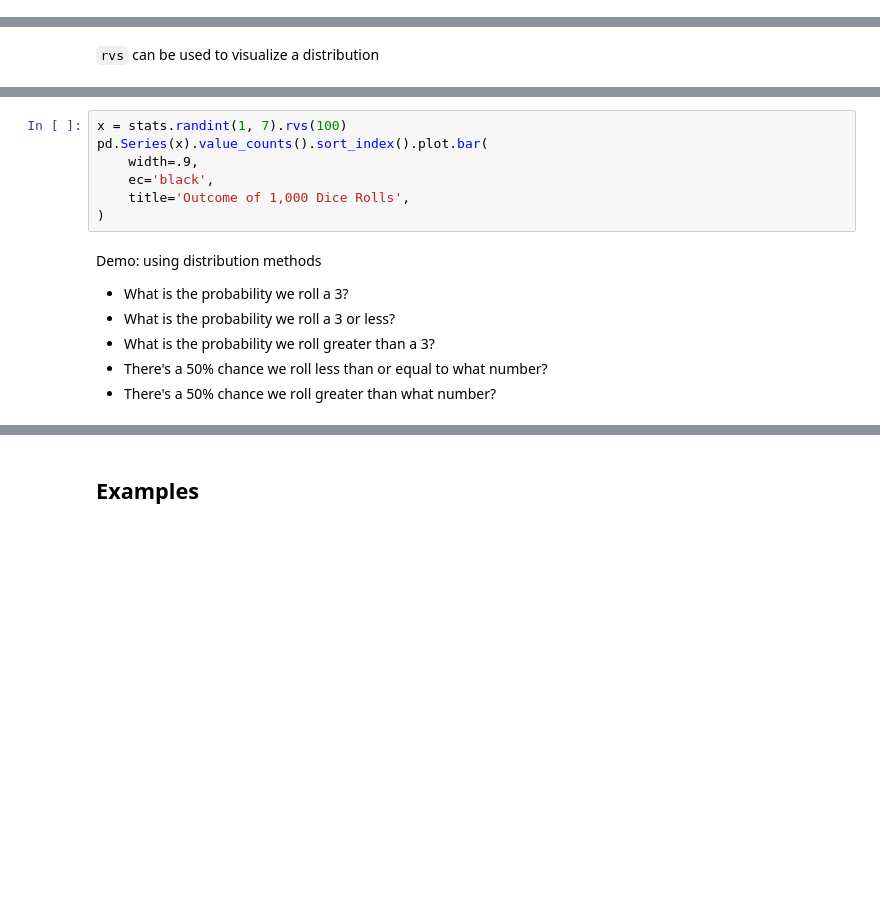
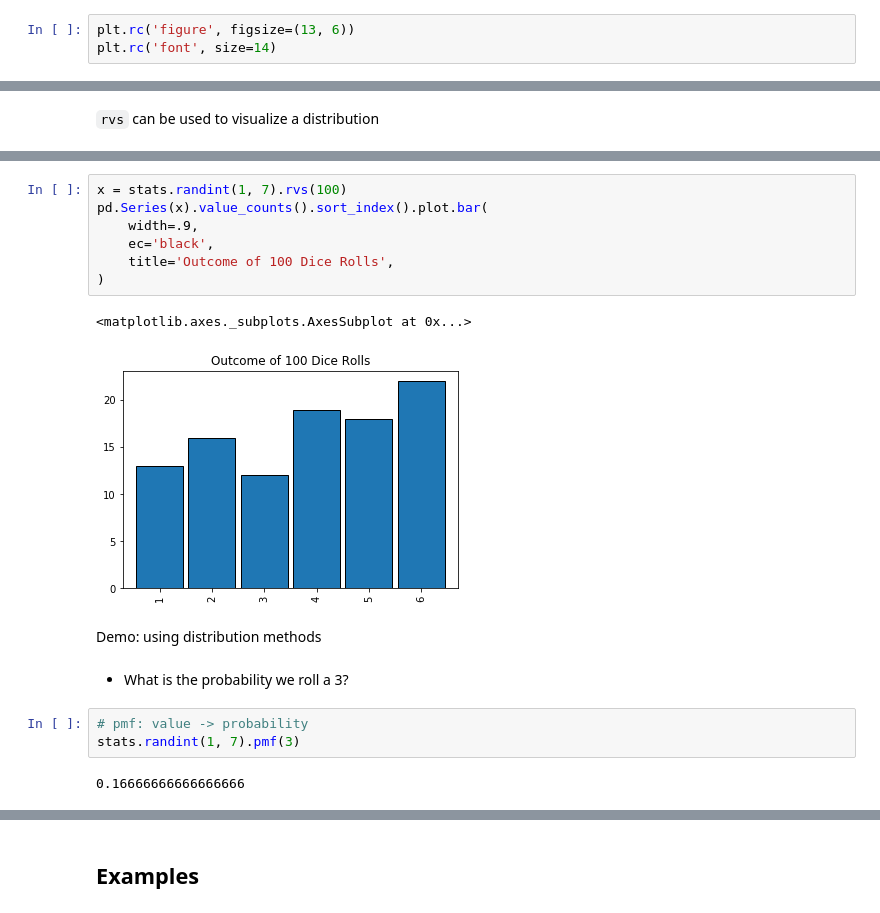
Before and after one commit to CodeupClassroom/darden-statistics-exercises, a Jupyter notebook: probability_distributions_lesson.ipynb, the cells around one changed output, grey strips where cells are left out. Drawn from its saved outputs; the diff is of its cells as text; blank space fills up the shorter version.

Commit message:
Add probability distributions lesson notes

```diff
--- a/probability_distributions_lesson.ipynb
+++ b/probability_distributions_lesson.ipynb
@@ -33,6 +33,9 @@ What we can get out of a scipy distribution object:
 import pandas as pd
 import numpy as np
 import matplotlib.pyplot as plt
+# %%
+plt.rc('figure', figsize=(13, 6))
+plt.rc('font', size=14)
 # %% [markdown]
 The `stats` module within [scipy](https://www.scipy.org/) gives a lot of functions and objects for statistical computation, including the functionality we'll need for working with probability distributions.
 # %%
@@ -44,15 +57,19 @@ from scipy import stats
 # %%
 x = stats.randint(1, 7).rvs(100)
 pd.Series(x).value_counts().sort_index().plot.bar(
     width=.9,
     ec='black',
-    title='Outcome of 1,000 Dice Rolls',
+    title='Outcome of 100 Dice Rolls',
 )
+# %% [output]
+<matplotlib.axes._subplots.AxesSubplot at 0x...>
+[figure, added]
-# %% [markdown]
-Demo: using distribution methods
-
-- What is the probability we roll a 3?
-- What is the probability we roll a 3 or less?
-- What is the probability we roll greater than a 3?
-- There's a 50% chance we roll less than or equal to what number?
-- There's a 50% chance we roll greater than what number?
+# %% [markdown]
+Demo: using distribution methods
+# %% [markdown]
+- What is the probability we roll a 3?
+# %%
+# pmf: value -> probability
+stats.randint(1, 7).pmf(3)
+# %% [output]
+0.16666666666666666
```
Also changed, not shown: parts of 27 cells of this notebook.
